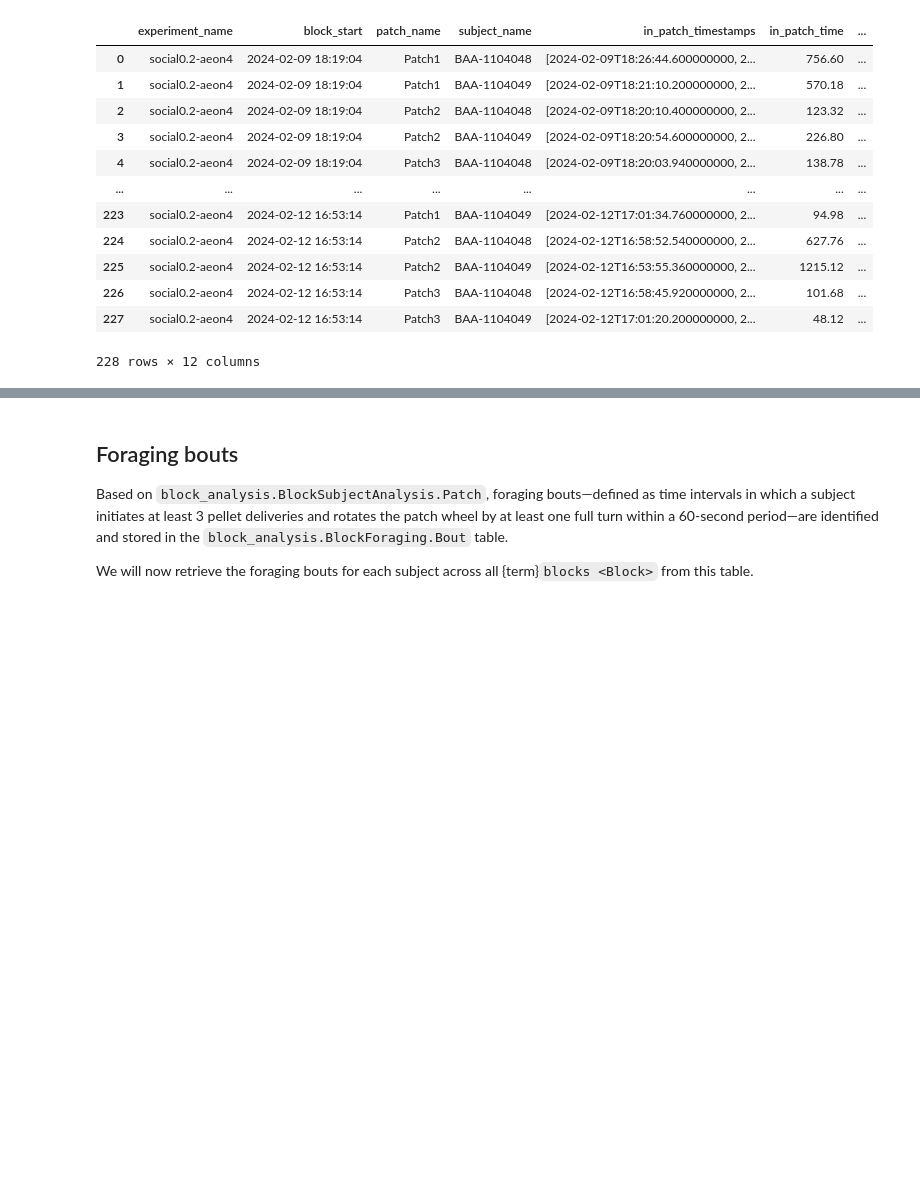
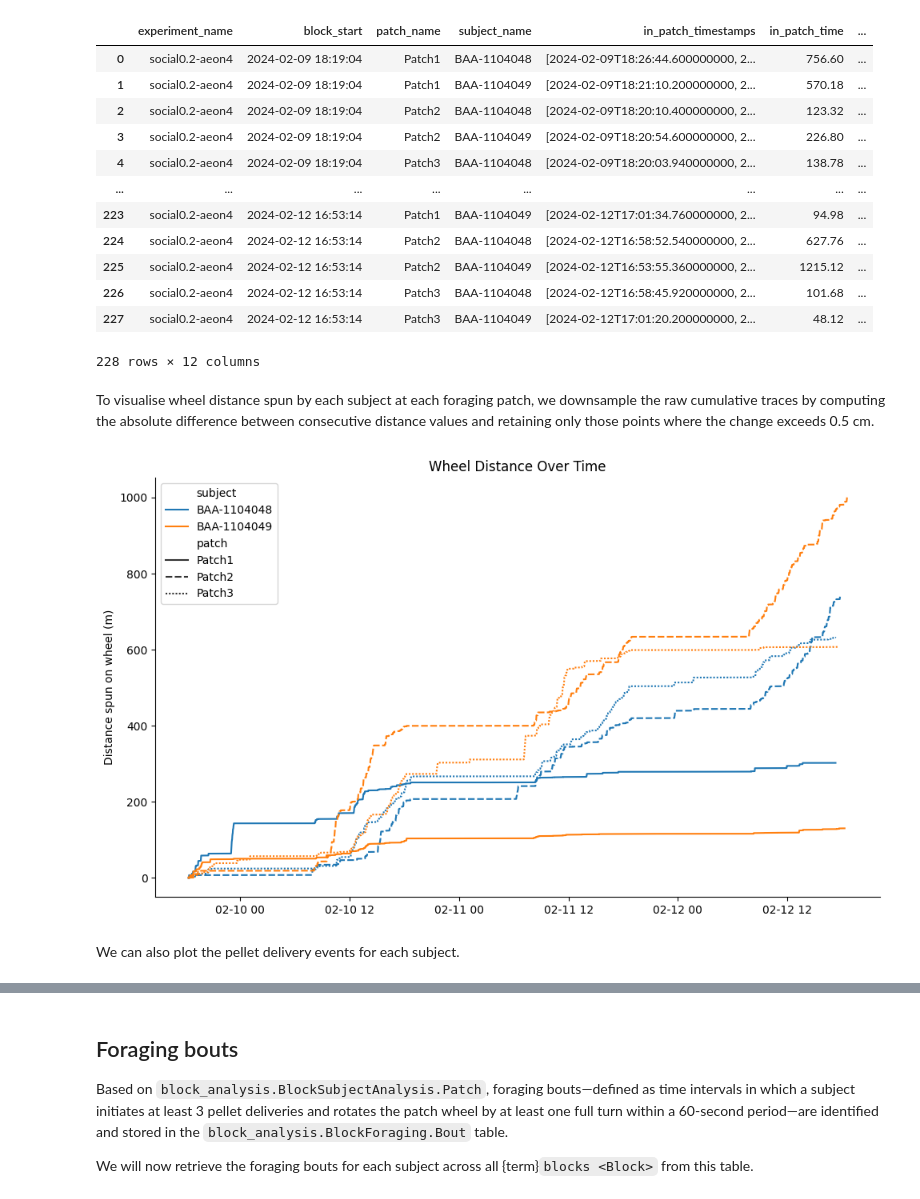
Before and after one commit to SainsburyWellcomeCentre/aeon_mecha, a Jupyter notebook: docs/examples/dj_fetching_data.ipynb, the cells around one changed output, grey strips where cells are left out. Cells and saved outputs as stored; diff of their text form; code cells hidden in the pictures; blank space fills up the shorter version.

```diff
--- a/docs/examples/dj_fetching_data.ipynb
+++ b/docs/examples/dj_fetching_data.ipynb
@@ -379,3 +380,54 @@ block_subject_patch_data
 | 226 | social0.2-aeon4 | 2024-02-12 16:53:14 | Patch3 | BAA-1104048 | [2024-02-12T16:58:45.920000000, 2... | 101.68 | ... |
 | 227 | social0.2-aeon4 | 2024-02-12 16:53:14 | Patch3 | BAA-1104049 | [2024-02-12T17:01:20.200000000, 2... | 48.12 | ... |
 228 rows × 12 columns
+# %% [markdown]
+To visualise wheel distance spun by each subject at each foraging patch, we downsample the raw cumulative traces by computing the absolute difference between consecutive distance values and retaining only those points where the change exceeds 0.5 cm.
+# %%
+dt_seconds = 0.02 # wheel sampling interval
+records = []
+# Flatten and downsample
+for (subject, patch), grp in block_subject_patch_data.groupby(["subject_name", "patch_name"]):
+    grp = grp.sort_values("block_start")
+    offset = 0.0
+    for bs_val, arr in zip(grp.block_start, grp.wheel_cumsum_distance_travelled):
+        arr = np.asarray(arr)
+        n = arr.size
+        offs = (np.arange(n) * dt_seconds * 1e9).astype("timedelta64[ns]")
+        times = np.datetime64(bs_val) + offs
+        dists = arr + offset
+        offset += arr[-1]
+        # Downsample: keep points where Δ > 0.5
+        diffs = np.abs(np.diff(dists, prepend=dists[0]))
+        mask = diffs > 0.5
+        mask[0] = True
+        for t, d in zip(times[mask], dists[mask]):
+            records.append({
+                "time": t,
+                "distance_m": d / 100,
+                "subject": subject,
+                "patch": patch
+            })
+
+# Build long-form DataFrame
+flat_df = pd.DataFrame.from_records(records)
+# %%
+plt.figure(figsize=(10, 6))
+sns.lineplot(
+    data=flat_df,
+    x="time",
+    y="distance_m",
+    hue="subject",
+    style="patch",
+    linewidth=1.5
+)
+
+plt.ylabel("Distance spun on wheel (m)")
+plt.xlabel("")
+plt.title("Wheel Distance Over Time")
+sns.despine()
+plt.tight_layout()
+plt.show()
+# %% [output]
+[figure, added]
+# %% [markdown]
+We can also plot the pellet delivery events for each subject.
```
Also changed, not shown: parts of 4 cells of this notebook.
